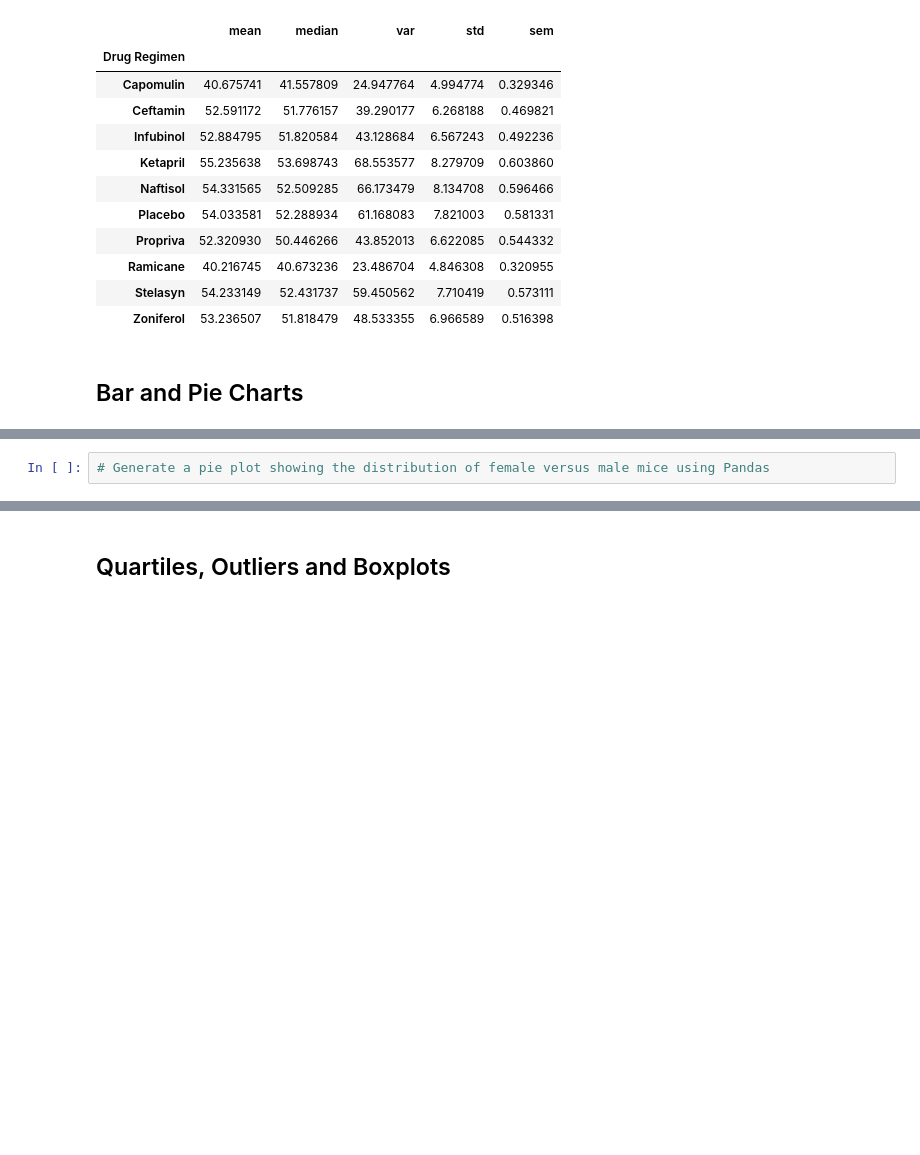
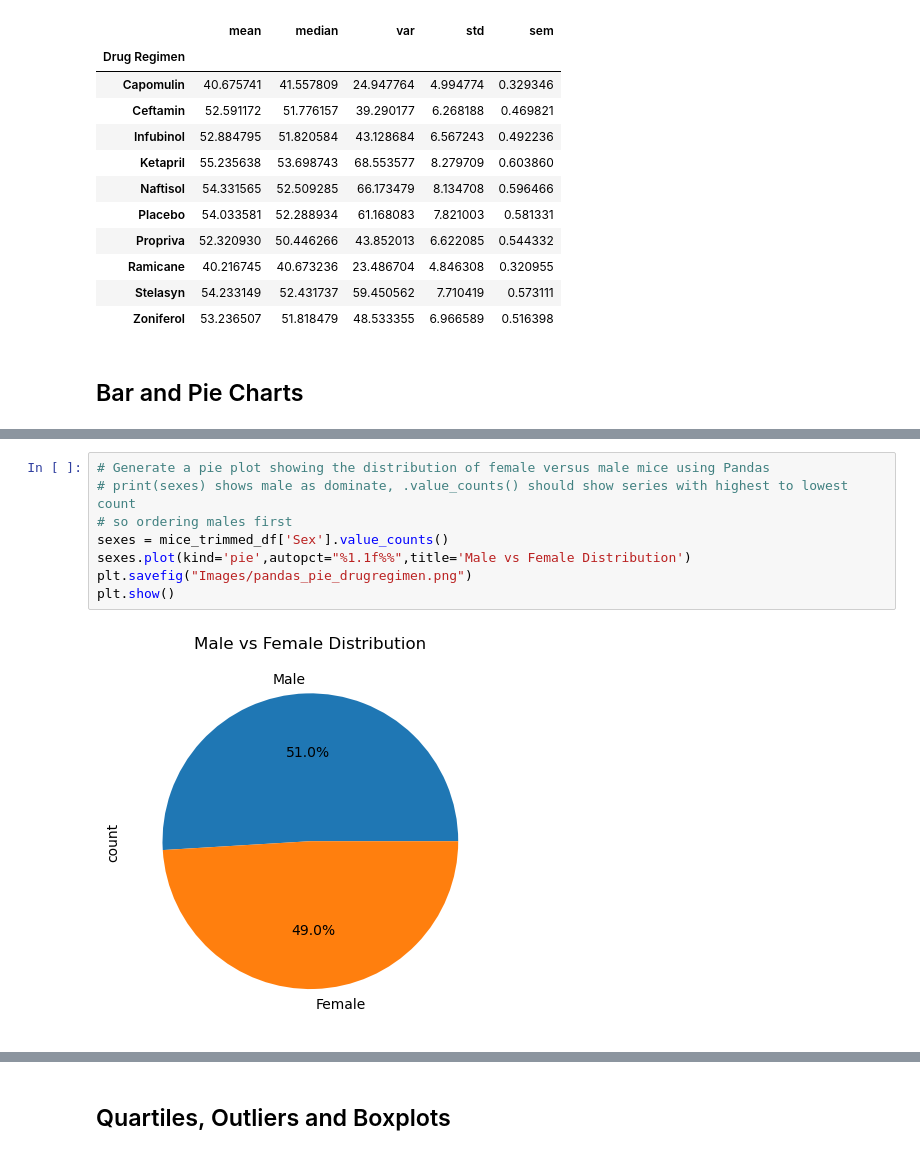
Before and after one commit to redpandata19/Matplotlib-challenge, a Jupyter notebook: Pymaceuticals/pymaceuticals_starter.ipynb, the cells around one changed output, grey strips where cells are left out. Cells and saved outputs as stored; diff of their text form; blank space fills up the shorter version.

```diff
--- a/Pymaceuticals/pymaceuticals_starter.ipynb
+++ b/Pymaceuticals/pymaceuticals_starter.ipynb
@@ -166,4 +177,12 @@ TypeError: `Series.plot()` should not be called with positional arguments, only
-# %%
-# Generate a pie plot showing the distribution of female versus male mice using Pandas
+# %%
+# Generate a pie plot showing the distribution of female versus male mice using Pandas
+# print(sexes) shows male as dominate, .value_counts() should show series with highest to lowest count
+# so ordering males first
+sexes = mice_trimmed_df['Sex'].value_counts()
+sexes.plot(kind='pie',autopct="%1.1f%%",title='Male vs Female Distribution')
+plt.savefig("Images/pandas_pie_drugregimen.png")
+plt.show()
+# %% [output]
+[figure, added]
 # %%
 # Generate a pie plot showing the distribution of female versus male mice using pyplot
```
Also changed, not shown: parts of 4 cells of this notebook, 4 other files.
